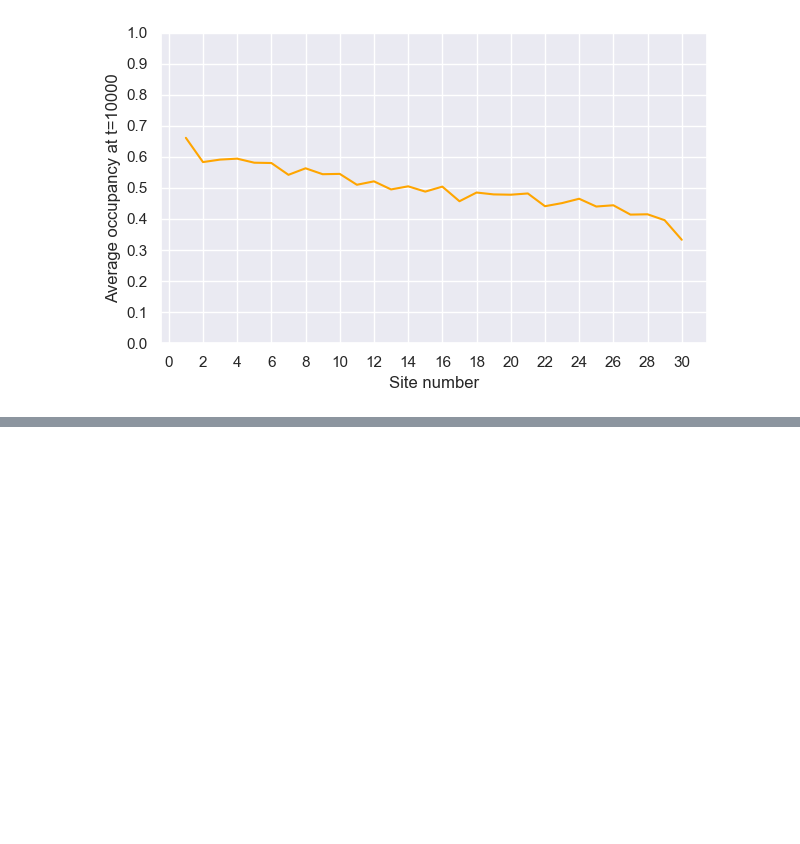
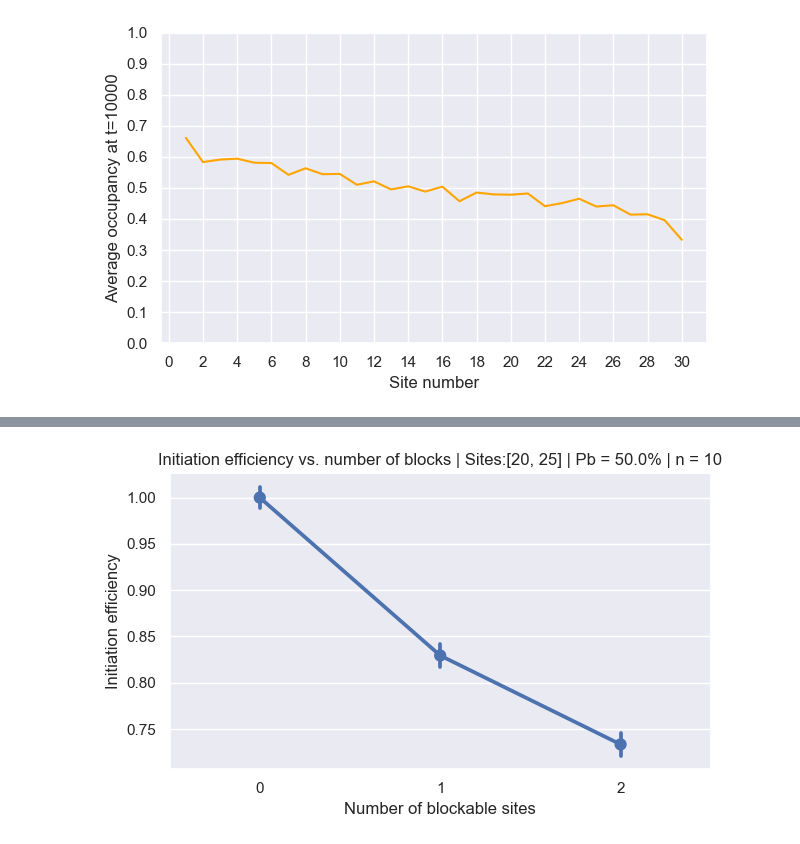
Before and after one commit to gabin-rousseau/roadblock_project, a Jupyter notebook: python/rini_v0-4.ipynb, the cells around one changed output, grey strips where cells are left out. Saved outputs shown, nothing was run; the diff lists cells and outputs as text; code cells hidden in the pictures; blank space fills up the shorter version.

```diff
--- a/python/rini_v0-4.ipynb
+++ b/python/rini_v0-4.ipynb
@@ -708,0 +776,6 @@ test=rinimo(dataset=True, visual=False)
+# %%
+#PLOT THE INITIATION VS. BLOCKS PROFILE t=5000, n=10, up to 2 blocks, Pb=50.0%
+
+rini_INIvBLOCK(t=5000,timepoint=5000,n=10)
+# %% [output]
+[figure, added]
```
Also changed, not shown: parts of 15 cells of this notebook.
